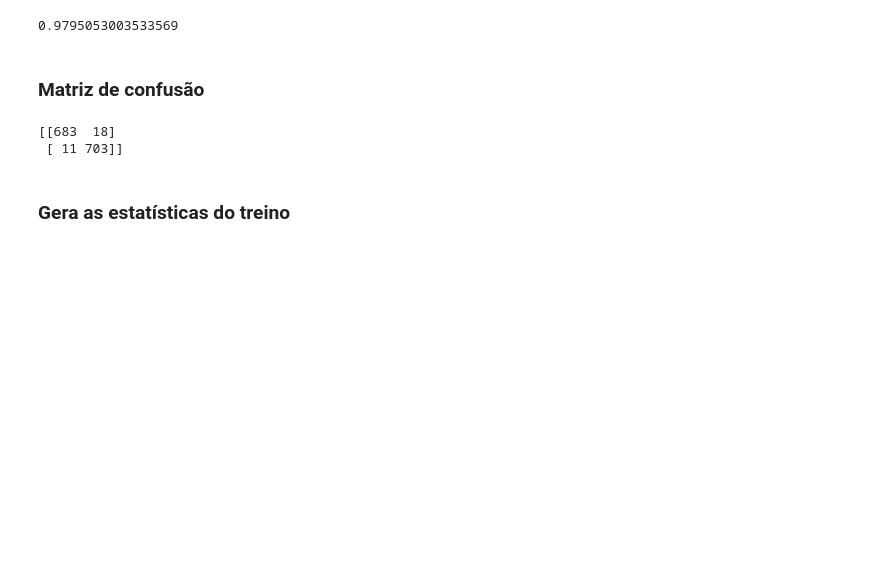
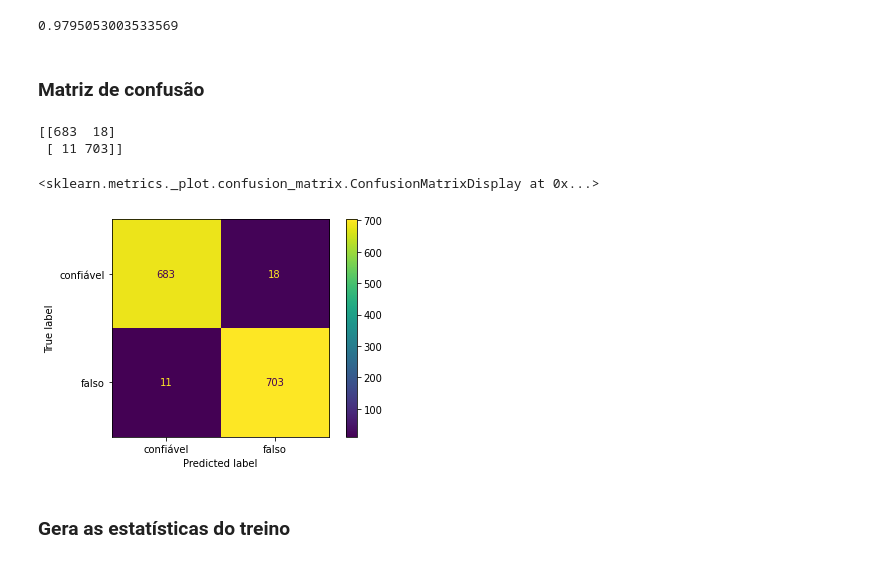
Before and after one commit to caesarcc/python-api-url-check, a Jupyter notebook: jupyter/classificacao_passo02_treino_validacao.ipynb, the cells around one changed output. Saved outputs shown, nothing was run; the diff lists cells and outputs as text; code cells hidden in the pictures; blank space fills up the shorter version.

```diff
--- a/jupyter/classificacao_passo02_treino_validacao.ipynb
+++ b/jupyter/classificacao_passo02_treino_validacao.ipynb
@@ -351,9 +351,13 @@ print(accuracy_score(lista_classes_verdadeiras, lista_previsoes))
 # %%
 conf = confusion_matrix(lista_classes_verdadeiras, lista_previsoes)
 print(conf)
+cmd = ConfusionMatrixDisplay(conf, display_labels=['confiável','falso'])
+cmd.plot()
 # %% [output]
 [[683  18]
  [ 11 703]]
+<sklearn.metrics._plot.confusion_matrix.ConfusionMatrixDisplay at 0x...>
+[figure, added]
 # %% [markdown]
 ### Gera as estatísticas do treino
 # %%
```
Also changed, not shown: parts of 2 cells of this notebook.
